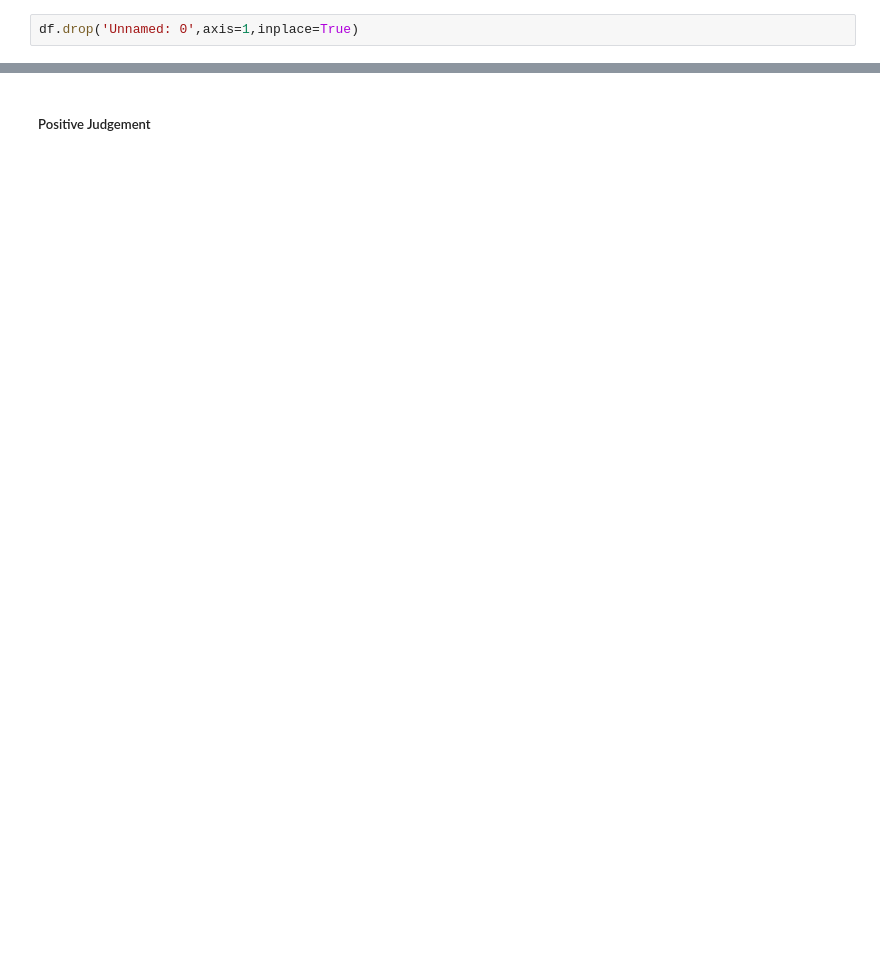
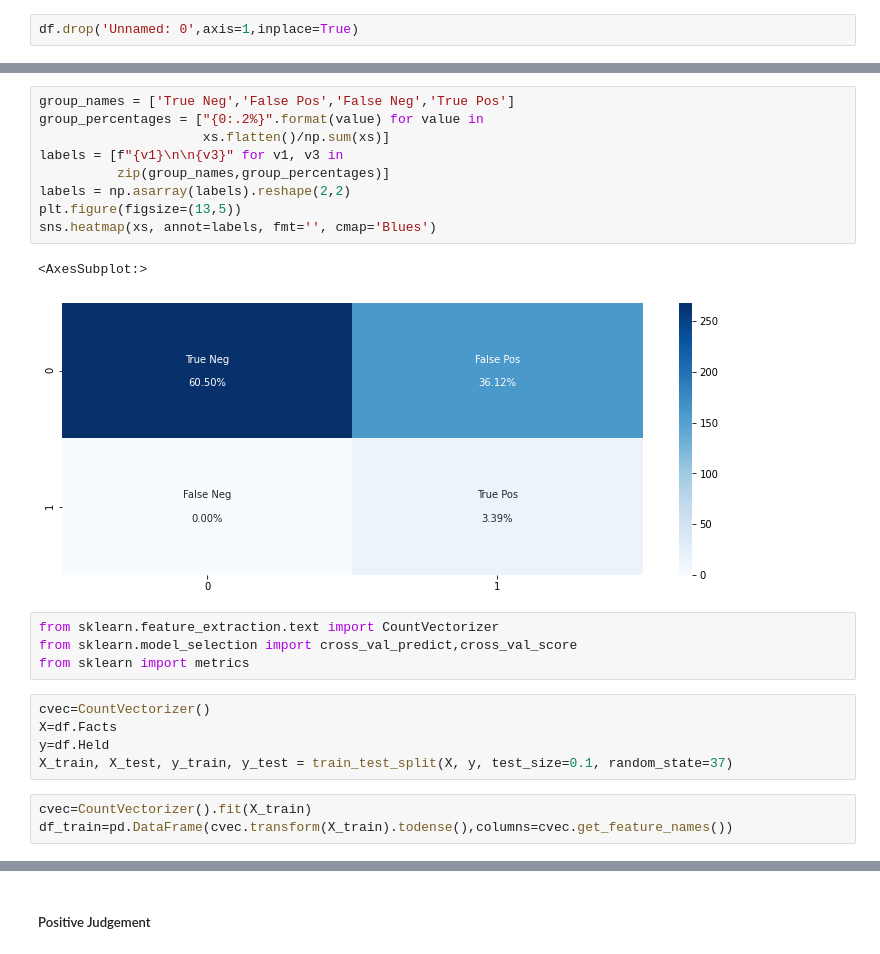
Before and after one commit to amandeepverma2908/-ML-LegalCounselorOfLaw, a Jupyter notebook: Legal.ipynb, the cells around one changed output, grey strips where cells are left out. Saved outputs shown, nothing was run; the diff lists cells and outputs as text; blank space fills up the shorter version.

```diff
--- a/Legal.ipynb
+++ b/Legal.ipynb
@@ -527,0 +686,24 @@ dtype('int64')
+# %%
+group_names = ['True Neg','False Pos','False Neg','True Pos']
+group_percentages = ["{0:.2%}".format(value) for value in
+                     xs.flatten()/np.sum(xs)]
+labels = [f"{v1}\n\n{v3}" for v1, v3 in
+          zip(group_names,group_percentages)]
+labels = np.asarray(labels).reshape(2,2)
+plt.figure(figsize=(13,5))
+sns.heatmap(xs, annot=labels, fmt='', cmap='Blues')
+# %% [output]
+<AxesSubplot:>
+[figure, added]
+# %%
+from sklearn.feature_extraction.text import CountVectorizer
+from sklearn.model_selection import cross_val_predict,cross_val_score
+from sklearn import metrics
+# %%
+cvec=CountVectorizer()
+X=df.Facts
+y=df.Held
+X_train, X_test, y_train, y_test = train_test_split(X, y, test_size=0.1, random_state=37)
+# %%
+cvec=CountVectorizer().fit(X_train)
+df_train=pd.DataFrame(cvec.transform(X_train).todense(),columns=cvec.get_feature_names())
```
Also changed, not shown: parts of 103 cells of this notebook, 2 other files.
